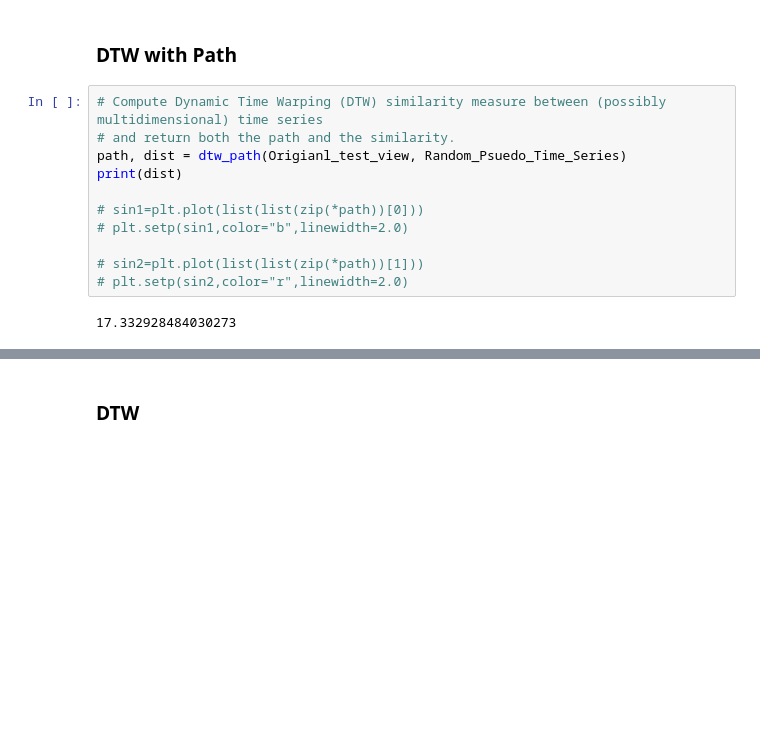
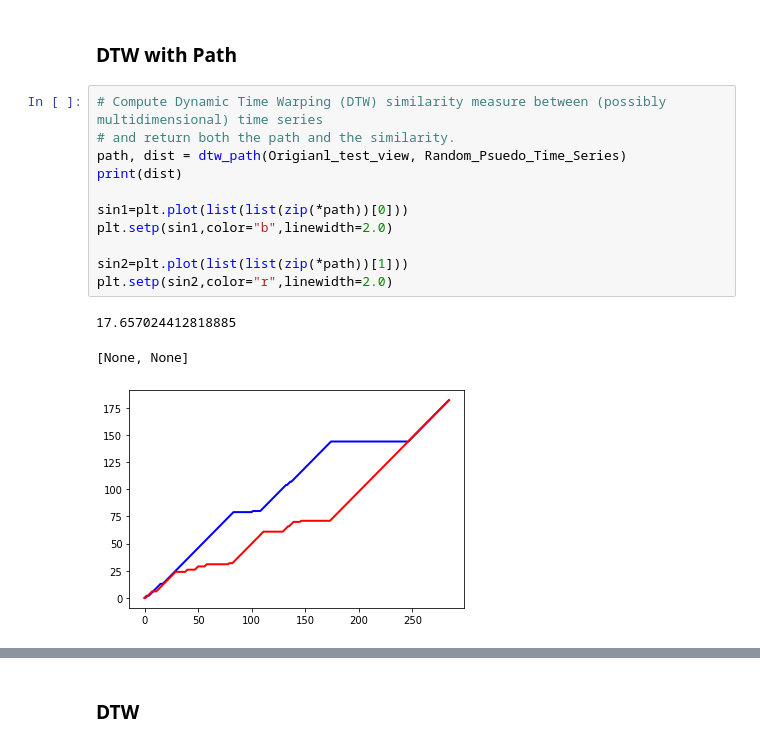
Before and after one commit to ArslanAliAwan/Character_Trajectories, a Jupyter notebook: Character_Trajectories.ipynb, the cells around one changed output, grey strips where cells are left out. Saved outputs shown, nothing was run; the diff lists cells and outputs as text; blank space fills up the shorter version.

Commit message:
with graph

```diff
--- a/Character_Trajectories.ipynb
+++ b/Character_Trajectories.ipynb
@@ -283,16 +283,18 @@ from tslearn.utils import *
 # %%
 # Compute Dynamic Time Warping (DTW) similarity measure between (possibly multidimensional) time series
 # and return both the path and the similarity.
 path, dist = dtw_path(Origianl_test_view, Random_Psuedo_Time_Series)
 print(dist)
 
-# sin1=plt.plot(list(list(zip(*path))[0]))
-# plt.setp(sin1,color="b",linewidth=2.0)
+sin1=plt.plot(list(list(zip(*path))[0]))
+plt.setp(sin1,color="b",linewidth=2.0)
 
-# sin2=plt.plot(list(list(zip(*path))[1]))
-# plt.setp(sin2,color="r",linewidth=2.0)
+sin2=plt.plot(list(list(zip(*path))[1]))
+plt.setp(sin2,color="r",linewidth=2.0)
 # %% [output]
-17.332928484030273
+17.657024412818885
+[None, None]
+[figure, added]
 # %%
 path, dist = dtw_path(Origianl_test_view, Partial_Psuedo_Series)
 print(dist)
```
Also changed, not shown: parts of 5 cells of this notebook.
